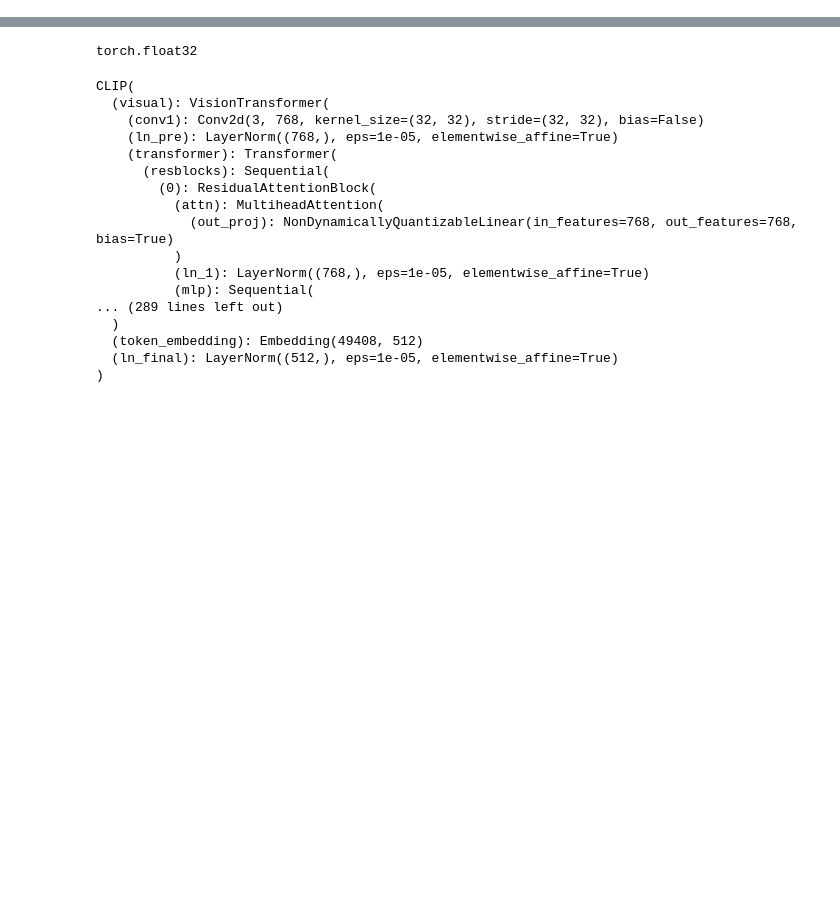
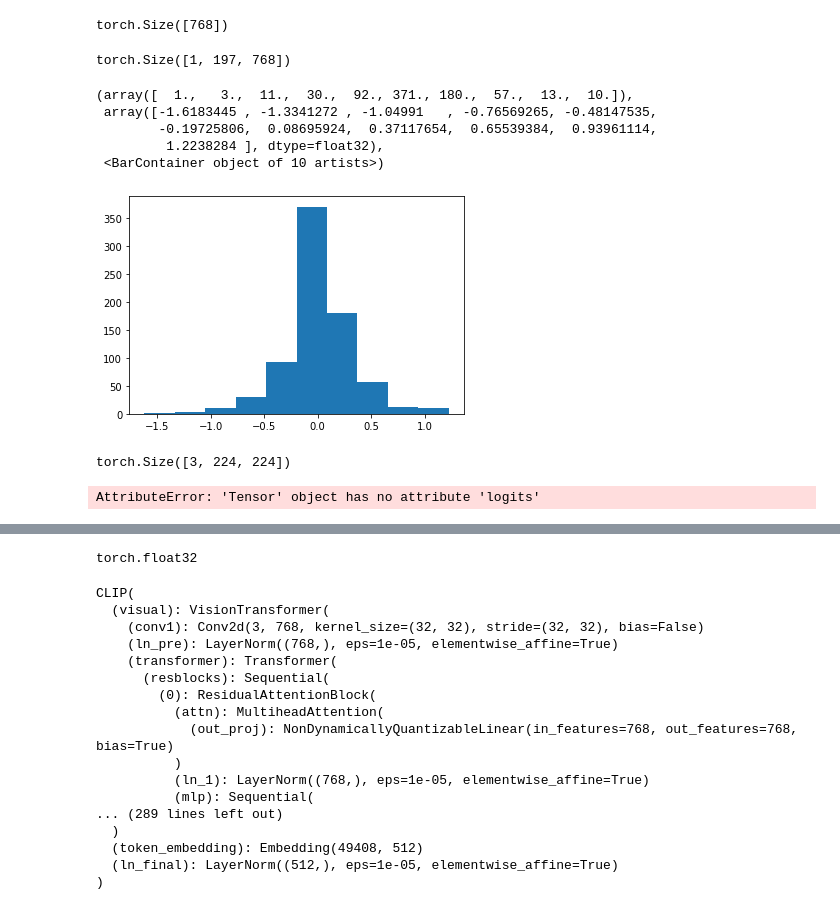
Before and after one commit to mlvlab/RPO, a Jupyter notebook: demo.ipynb, the cells around one changed output, grey strips where cells are left out. Drawn from its saved outputs; the diff is of its cells as text; code cells hidden in the pictures; blank space fills up the shorter version.

```diff
--- a/demo.ipynb
+++ b/demo.ipynb
@@ -20,0 +22,28 @@ from torch.optim.lr_scheduler import OneCycleLR, LambdaLR, _LRScheduler
+# %%
+model, preprocess = clip.load('ViT-B/16')
+# %%
+image = PIL.Image.open('/Users/dongdori/workspace/codespace/projects/VPT_CoOp/data/sun397/img/a/abbey/sun_aaalbzqrimafwbiv.jpg')
+# %%
+pixels = preprocess(image)
+# %%
+model.visual.class_embedding.shape
+# %% [output]
+torch.Size([768])
+# %%
+torch.cat([model.visual.class_embedding.reshape(1,1,768), x], dim=1).shape
+# %% [output]
+torch.Size([1, 197, 768])
+# %%
+x = model.visual.conv1(pixels.unsqueeze(0))
+x = x.view(1, 768, 196).permute(0,2,1)
+x = torch.cat([model.visual.class_embedding.reshape(1,1,768), x], dim=1)
+x = x + model.visual.positional_embedding
+# %%
+plt.hist(x[0,6].detach().numpy())
+# %% [output]
+(array([  1.,   3.,  11.,  30.,  92., 371., 180.,  57.,  13.,  10.]),
+ array([-1.6183445 , -1.3341272 , -1.04991   , -0.76569265, -0.48147535,
+        -0.19725806,  0.08695924,  0.37117654,  0.65539384,  0.93961114,
+         1.2238284 ], dtype=float32),
+ <BarContainer object of 10 artists>)
+[figure, added]
@@ -20,0 +74,4 @@ from torch.optim.lr_scheduler import OneCycleLR, LambdaLR, _LRScheduler
+# %%
+pixels
+# %% [output]
+torch.Size([3, 224, 224])
@@ -21,3 +86,9 @@ from torch.optim.lr_scheduler import OneCycleLR, LambdaLR, _LRScheduler
+# %%
+metanet = MetaNet(cfg)
+metanet.eval()
+metanet(pixels.unsqueeze(0))
+# %% [output]
+AttributeError: 'Tensor' object has no attribute 'logits'
 # %%
 device = torch.device('cpu')
 # %%
```
Also changed, not shown: parts of 8 cells of this notebook, 6 other files.
